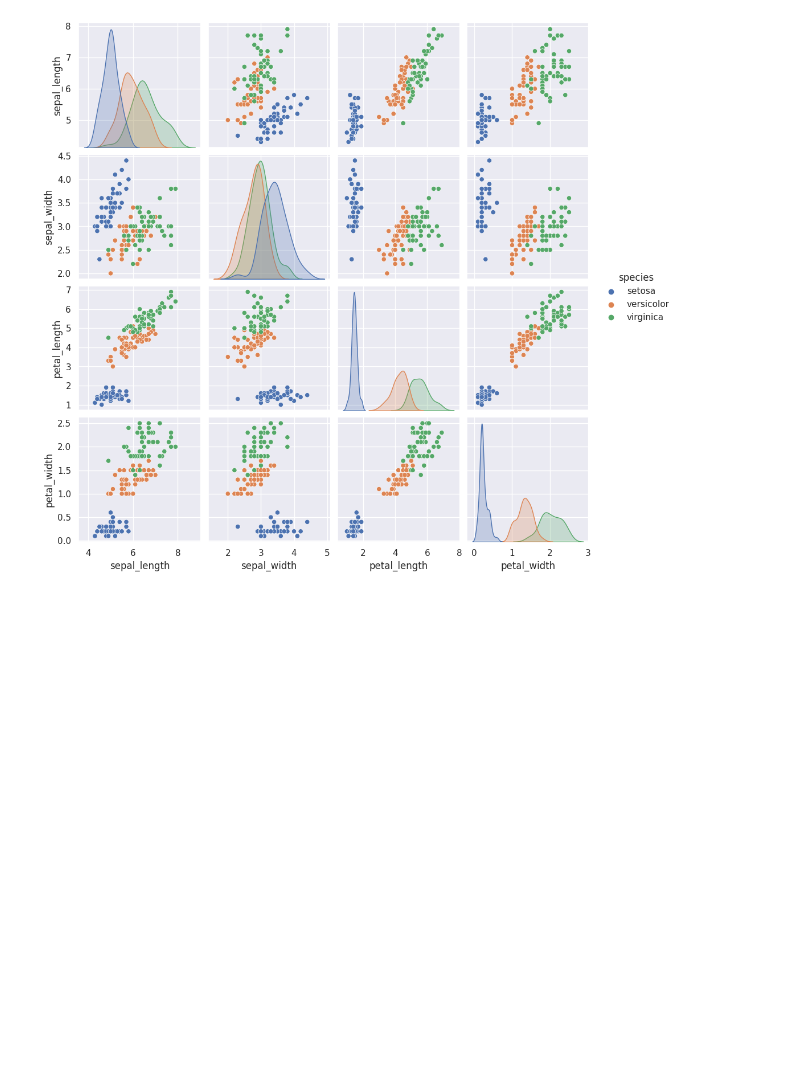
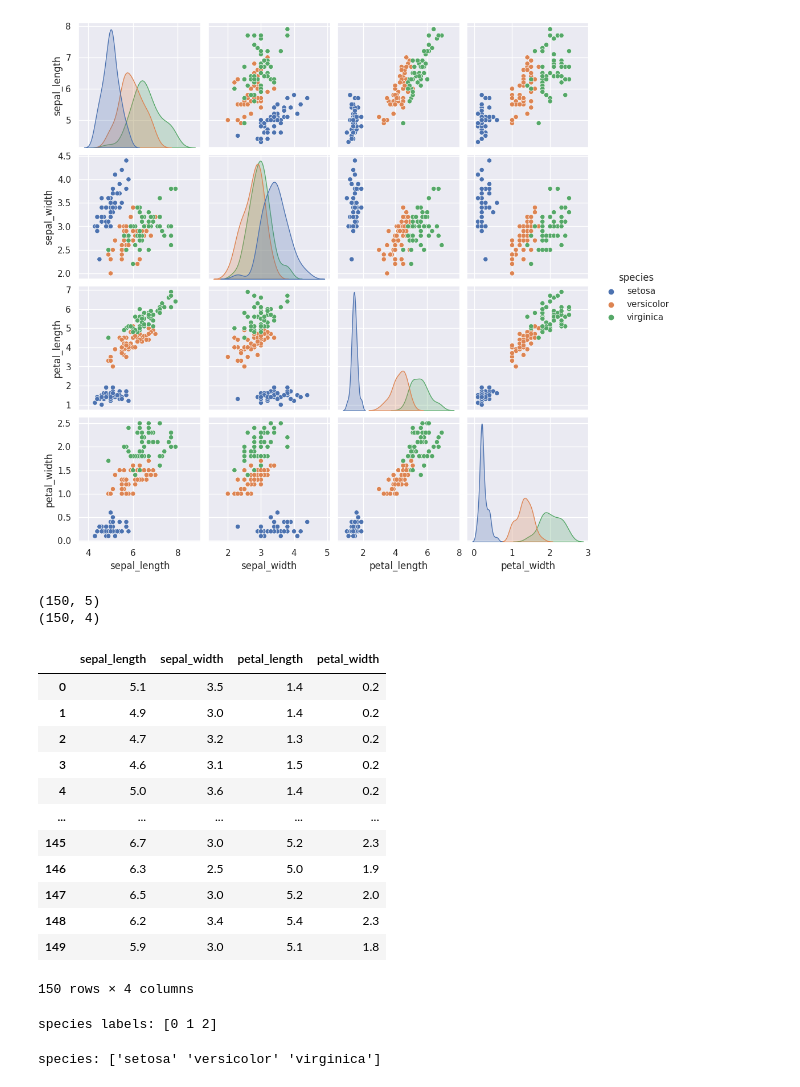
Before and after one commit to chw8207/ML_codingstudy, a Jupyter notebook: knn.ipynb, the cells around one changed output. Cells and saved outputs as stored; diff of their text form; code cells hidden in the pictures; blank space fills up the shorter version.

```diff
--- a/knn.ipynb
+++ b/knn.ipynb
@@ -53,3 +54,46 @@ sns.pairplot(iris, hue='species', height=2.5)
 # %% [output]
 <seaborn.axisgrid.PairGrid at 0x...>
 [figure]
+# %%
+print(iris.shape)
+
+X = iris.drop('species', axis=1)  # 'species'열을 drop하고 input X를 정의함
+print(X.shape)
+
+y = iris['species']
+# %% [output]
+(150, 5)
+(150, 4)
+# %%
+X
+# %% [output]
+|  | sepal_length | sepal_width | petal_length | petal_width |
+| 0 | 5.1 | 3.5 | 1.4 | 0.2 |
+| 1 | 4.9 | 3.0 | 1.4 | 0.2 |
+| 2 | 4.7 | 3.2 | 1.3 | 0.2 |
+| 3 | 4.6 | 3.1 | 1.5 | 0.2 |
+| 4 | 5.0 | 3.6 | 1.4 | 0.2 |
+| ... | ... | ... | ... | ... |
+| 145 | 6.7 | 3.0 | 5.2 | 2.3 |
+| 146 | 6.3 | 2.5 | 5.0 | 1.9 |
+| 147 | 6.5 | 3.0 | 5.2 | 2.0 |
+| 148 | 6.2 | 3.4 | 5.4 | 2.3 |
+| 149 | 5.9 | 3.0 | 5.1 | 1.8 |
+150 rows × 4 columns
+# %%
+# 데이터셋 카테고리의 실수화
+from sklearn.preprocessing import LabelEncoder
+import numpy as np
+
+classle = LabelEncoder()
+
+# 'species'열의 문자열을 categorical value로 전환하기
+y = classle.fit_transform(iris['species'].values)
+print('species labels:', np.unique(y)) # 중복되는 y값을 하나로 정리하여 출력하기
+# %% [output]
+species labels: [0 1 2]
+# %%
+yo = classle.inverse_transform(y) # 원래의 species 문자열로 복원하기
+print('species:', np.unique(yo))
+# %% [output]
+species: ['setosa' 'versicolor' 'virginica']
```
Also changed, not shown: parts of 1 cell of this notebook.
